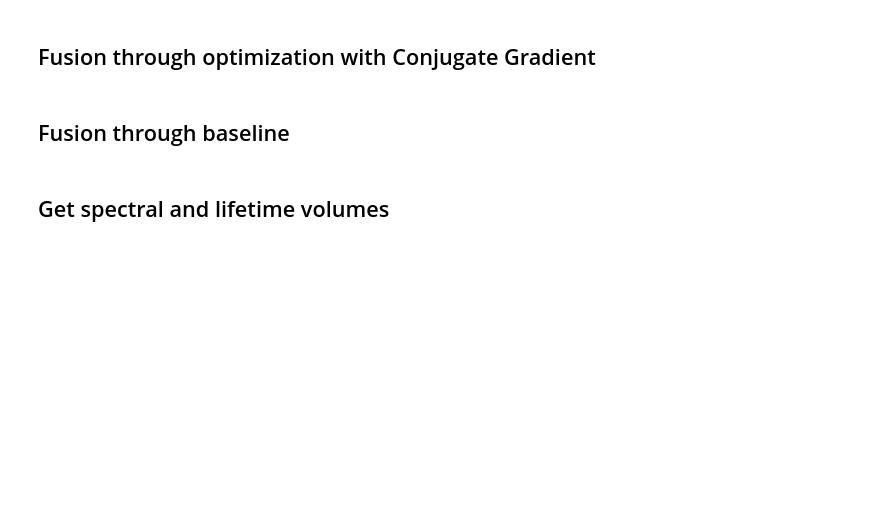
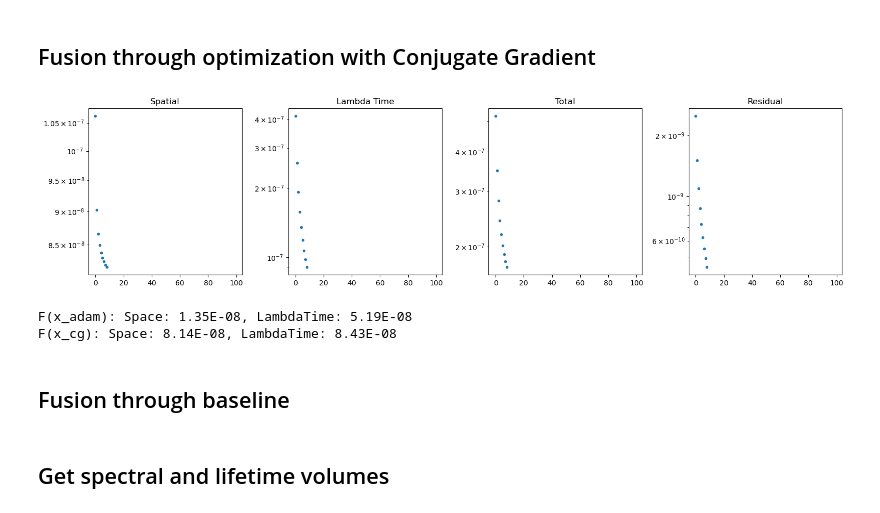
Before and after one commit to FluoLab/datafusion, a Jupyter notebook: analysis_kidney2.ipynb, the cells around one changed output. Saved outputs shown, nothing was run; the diff lists cells and outputs as text; code cells hidden in the pictures; blank space fills up the shorter version.

```diff
--- a/analysis_kidney2.ipynb
+++ b/analysis_kidney2.ipynb
@@ -102,8 +104,8 @@ with h5py.File(CMOS_PATH, "r") as f:
 
 # SPC loading
 # If you are not using the preprocessing in python, redefine the paths to the files here.
-SPC_PATH = RESOURCES_PATH / "kidney2" / "520_kidney2_550_550_610_SPC_raw_proc_tlxy_bin200ps_cut.mat"
-# SPC_PATH = RESOURCES_PATH / "kidney2" / "TVAL3" / "520_kidney2_550_550_610_SPC_raw_proc_tlxy_bin200ps_cut_CR50_b5m8.mat"
+# SPC_PATH = RESOURCES_PATH / "kidney2" / "520_kidney2_550_550_610_SPC_raw_proc_tlxy_bin200ps_cut.mat"
+SPC_PATH = RESOURCES_PATH / "kidney2" / "TVAL3" / "520_kidney2_550_550_610_SPC_raw_proc_tlxy_bin200ps_cut_CR50_b5m8.mat"
 SPC_ZOOMED_PATH = RESOURCES_PATH / "kidney2" / "520_kidney2_128_550_550_610_SPC_raw_proc_tlxy_bin200ps_cut.mat"
 spc = sp.io.loadmat(SPC_PATH)["im"]
 gt_spc = sp.io.loadmat(SPC_ZOOMED_PATH)["im"]
@@ -128,4 +130,4 @@ cmos_max = cmos / cmos.max()
 spc_max = spc / spc.max()
 gt_spc_max = gt_spc / gt_spc.max()
 
-spc.shape
+cmos.shape, spc.shape
@@ -205,13 +209,18 @@ x, spc_out, cmos_out = fuse_with_adam(iterations=100, lr=1e-8, return_numpy=True
 # %%
 fuse_with_cg = FusionCG(
     spc, cmos, weights=weights, init_type="baseline", tol=1e-6, mask_noise=False, total_energy=1, device="cpu", seed=42,
 )
-x_cg, spc_out_cg, cmos_out_cg = fuse_with_cg(iterations=100, eps=1e-8, return_numpy=True)
+x_cg, spc_out, cmos_out = fuse_with_cg(iterations=100, eps=1e-8, return_numpy=True)
+# %% [output]
+[figure, added]
 # %%
 loss_adam_space, loss_adam_lambda_time = fuse_with_adam.loss()
 loss_cg_space, loss_cg_lambda_time = fuse_with_cg.loss()
 print(f"F(x_adam): Space: {loss_adam_space:.2E}, LambdaTime: {loss_adam_lambda_time:.2E}")
 print(f"F(x_cg): Space: {loss_cg_space:.2E}, LambdaTime: {loss_cg_lambda_time:.2E}")
+# %% [output]
+F(x_adam): Space: 1.35E-08, LambdaTime: 5.19E-08
+F(x_cg): Space: 8.14E-08, LambdaTime: 8.43E-08
 # %%
 print(x.sum(), cmos_out.sum(), spc_out.sum())
 print(x_cg.sum(), cmos_out.sum(), spc_out.sum())
```
Also changed, not shown: parts of 12 cells of this notebook, 3 other files.
